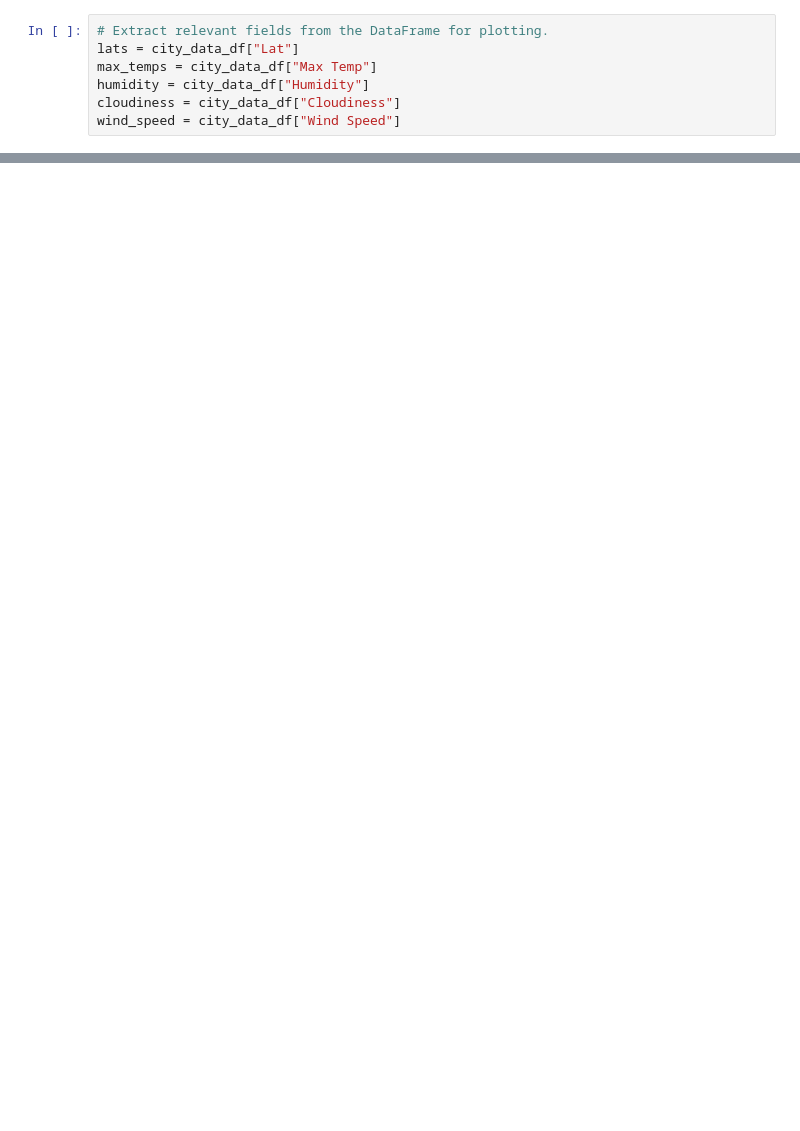
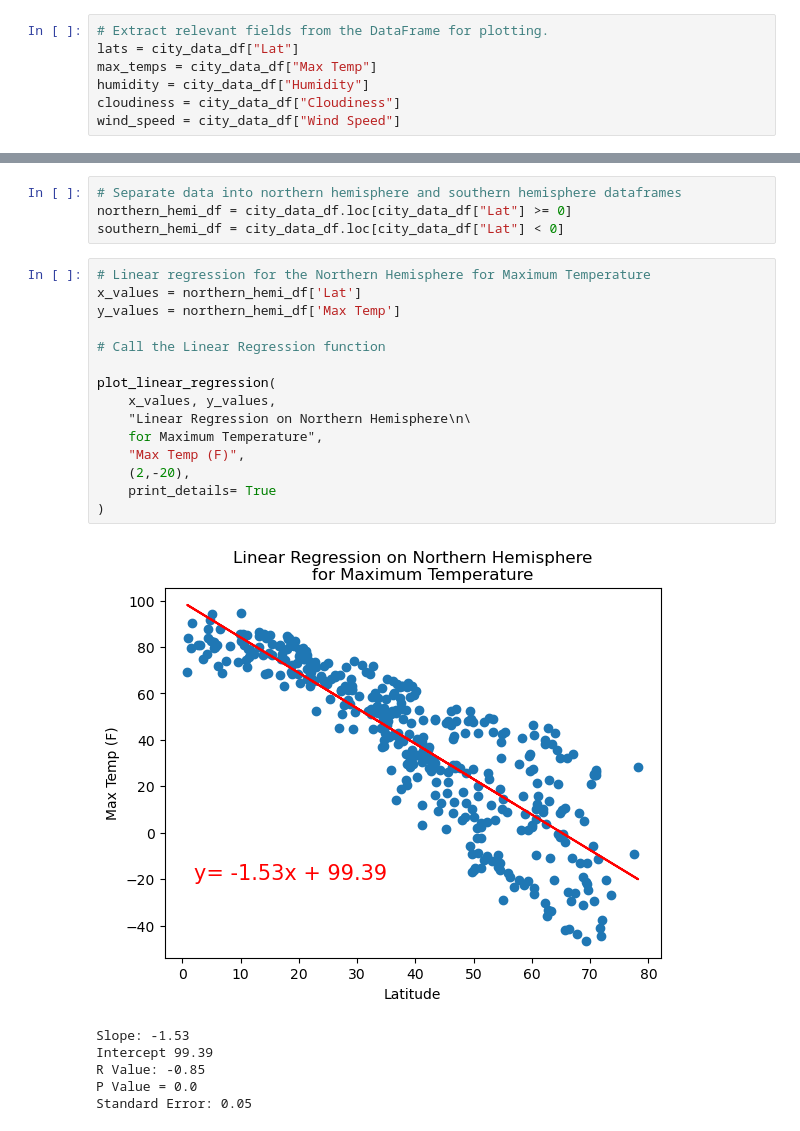
Before and after one commit to MickMarch/world_weather_analysis, a Jupyter notebook: weatherpy.ipynb, the cells around one changed output, grey strips where cells are left out. Drawn from its saved outputs; the diff is of its cells as text; blank space fills up the shorter version.

```diff
--- a/weatherpy.ipynb
+++ b/weatherpy.ipynb
@@ -270,0 +322,26 @@ plt.show()
+# %%
+# Separate data into northern hemisphere and southern hemisphere dataframes
+northern_hemi_df = city_data_df.loc[city_data_df["Lat"] >= 0]
+southern_hemi_df = city_data_df.loc[city_data_df["Lat"] < 0]
+# %%
+# Linear regression for the Northern Hemisphere for Maximum Temperature
+x_values = northern_hemi_df['Lat']
+y_values = northern_hemi_df['Max Temp']
+
+# Call the Linear Regression function
+
+plot_linear_regression(
+    x_values, y_values,
+    "Linear Regression on Northern Hemisphere\n\
+    for Maximum Temperature",
+    "Max Temp (F)",
+    (2,-20),
+    print_details= True
+)
+# %% [output]
+[figure, added]
+Slope: -1.53
+Intercept 99.39
+R Value: -0.85
+P Value = 0.0
+Standard Error: 0.05
```
Also changed, not shown: parts of 20 cells of this notebook, 7 other files.
